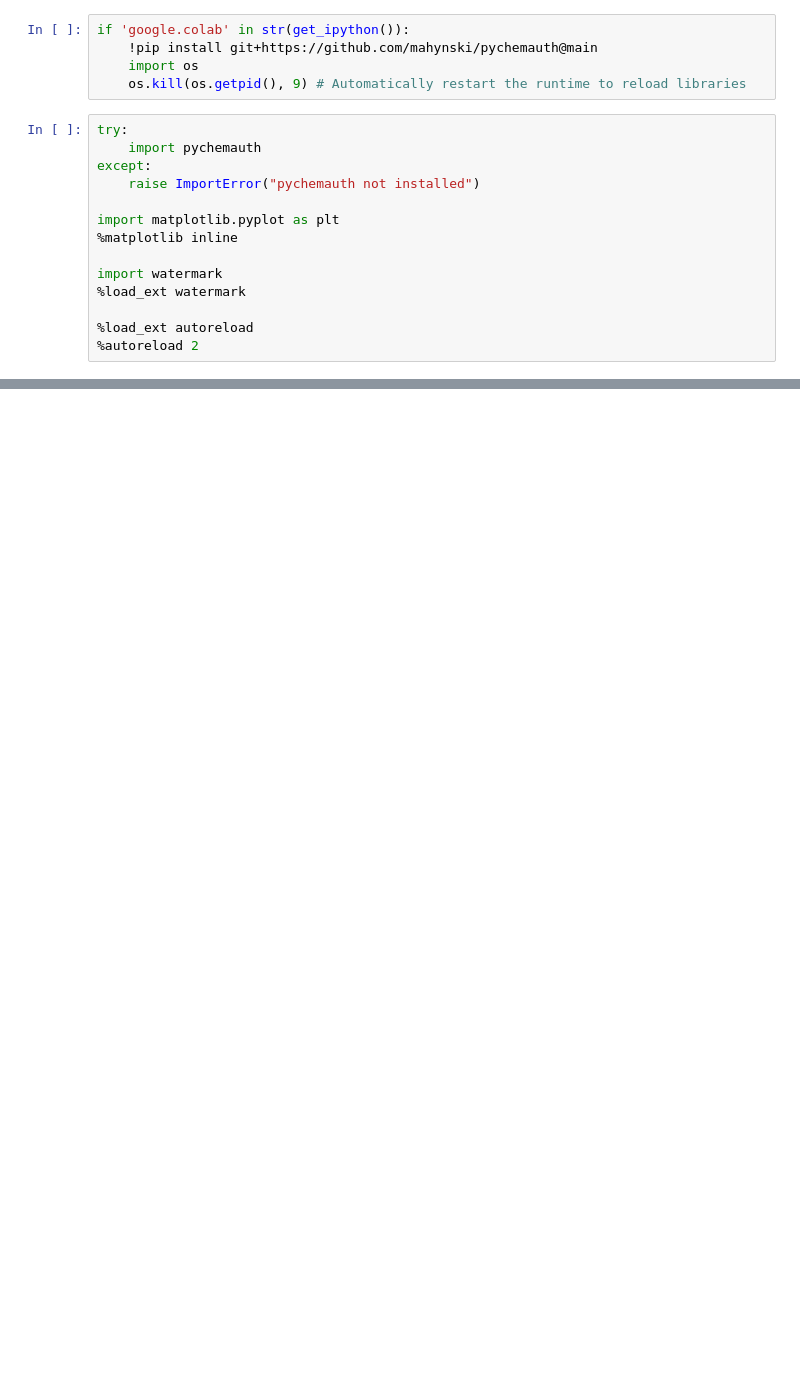
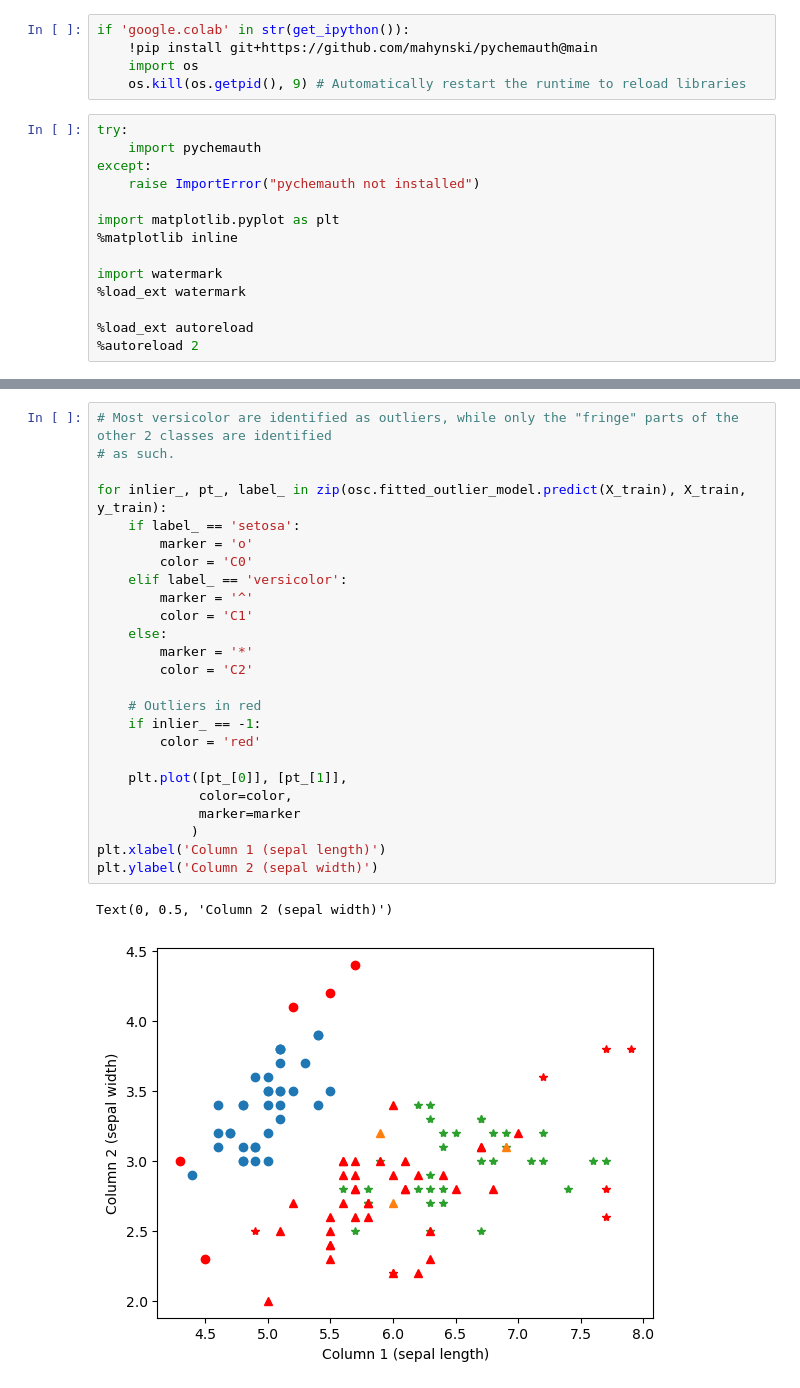
Before and after one commit to mahynski/pychemauth, a Jupyter notebook: docs/jupyter/api/opensetclassification.ipynb, the cells around one changed output, grey strips where cells are left out. Saved outputs shown, nothing was run; the diff lists cells and outputs as text; blank space fills up the shorter version.

```diff
--- a/docs/jupyter/api/opensetclassification.ipynb
+++ b/docs/jupyter/api/opensetclassification.ipynb
@@ -118,0 +258,28 @@ Case 2: Multiclass Hard Model with Outlier Detection
+# %%
+# Most versicolor are identified as outliers, while only the "fringe" parts of the other 2 classes are identified
+# as such.
+
+for inlier_, pt_, label_ in zip(osc.fitted_outlier_model.predict(X_train), X_train, y_train):
+    if label_ == 'setosa':
+        marker = 'o'
+        color = 'C0'
+    elif label_ == 'versicolor':
+        marker = '^'
+        color = 'C1'
+    else:
+        marker = '*'
+        color = 'C2'
+
+    # Outliers in red
+    if inlier_ == -1:
+        color = 'red'
+
+    plt.plot([pt_[0]], [pt_[1]],
+             color=color,
+             marker=marker
+            )
+plt.xlabel('Column 1 (sepal length)')
+plt.ylabel('Column 2 (sepal width)')
+# %% [output]
+Text(0, 0.5, 'Column 2 (sepal width)')
+[figure, added]
```
Also changed, not shown: parts of 82 cells of this notebook, 5 other files.
